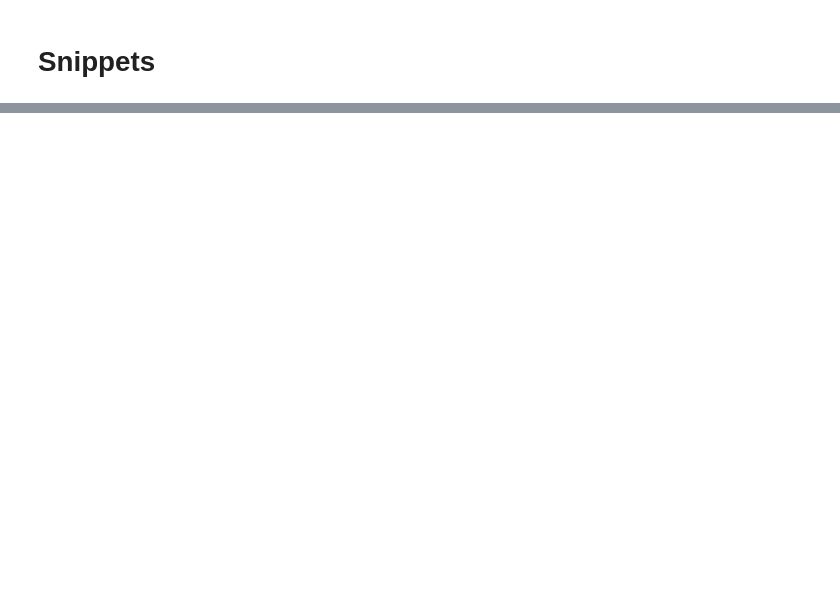
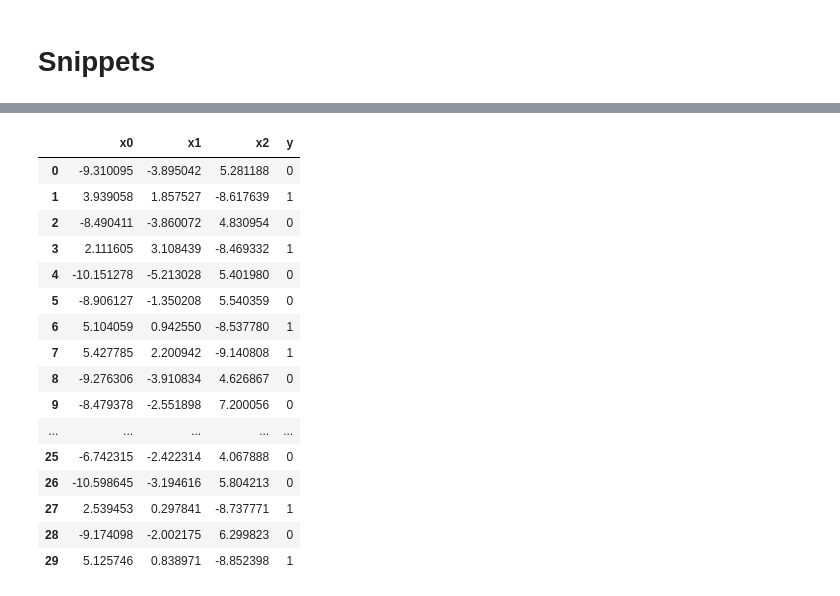
Before and after one commit to VarIr/copac, a Jupyter notebook: snippets.ipynb, the cells around one changed output, grey strips where cells are left out. Drawn from its saved outputs; the diff is of its cells as text; code cells hidden in the pictures; blank space fills up the shorter version.

```diff
--- a/snippets.ipynb
+++ b/snippets.ipynb
@@ -181,0 +57,30 @@ np.max([0, 5])
+# %%
+n = 30
+d = 3
+c = 2
+# Generate Gaussian clusters
+X, y = make_blobs(n_samples=n, n_features=d, centers=c)
+#X[:, 2] = np.random.rand(n) # Overwrite with unif. noise
+df = pd.DataFrame(X, columns=[f'x{x}' for x in range(d)])
+X_df = df.copy()
+Xy_df = df.copy()
+Xy_df['y'] = y
+Xy_df
+# %% [output]
+|  | x0 | x1 | x2 | y |
+| 0 | -9.310095 | -3.895042 | 5.281188 | 0 |
+| 1 | 3.939058 | 1.857527 | -8.617639 | 1 |
+| 2 | -8.490411 | -3.860072 | 4.830954 | 0 |
+| 3 | 2.111605 | 3.108439 | -8.469332 | 1 |
+| 4 | -10.151278 | -5.213028 | 5.401980 | 0 |
+| 5 | -8.906127 | -1.350208 | 5.540359 | 0 |
+| 6 | 5.104059 | 0.942550 | -8.537780 | 1 |
+| 7 | 5.427785 | 2.200942 | -9.140808 | 1 |
+| 8 | -9.276306 | -3.910834 | 4.626867 | 0 |
+| 9 | -8.479378 | -2.551898 | 7.200056 | 0 |
+| ... | ... | ... | ... | ... |
+| 25 | -6.742315 | -2.422314 | 4.067888 | 0 |
+| 26 | -10.598645 | -3.194616 | 5.804213 | 0 |
+| 27 | 2.539453 | 0.297841 | -8.737771 | 1 |
+| 28 | -9.174098 | -2.002175 | 6.299823 | 0 |
+| 29 | 5.125746 | 0.838971 | -8.852398 | 1 |
```
Also changed, not shown: parts of 41 cells of this notebook, 1 other file.
